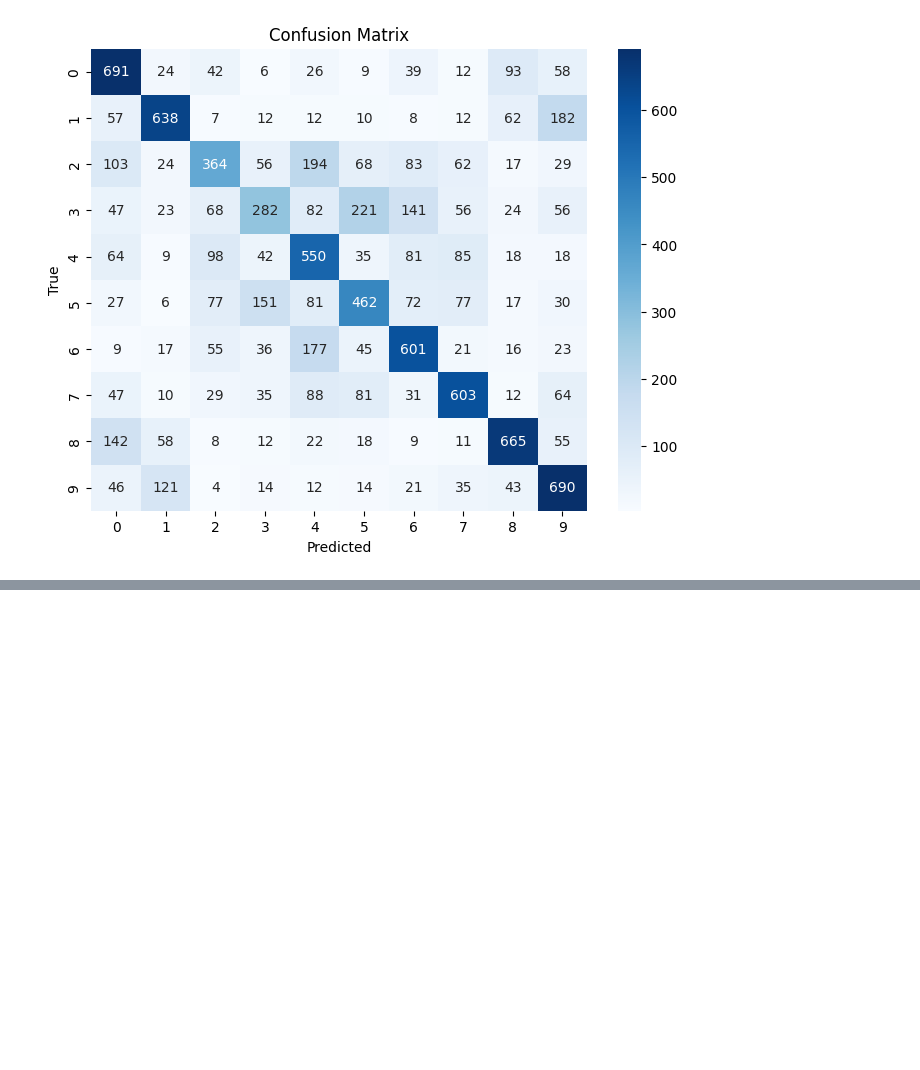
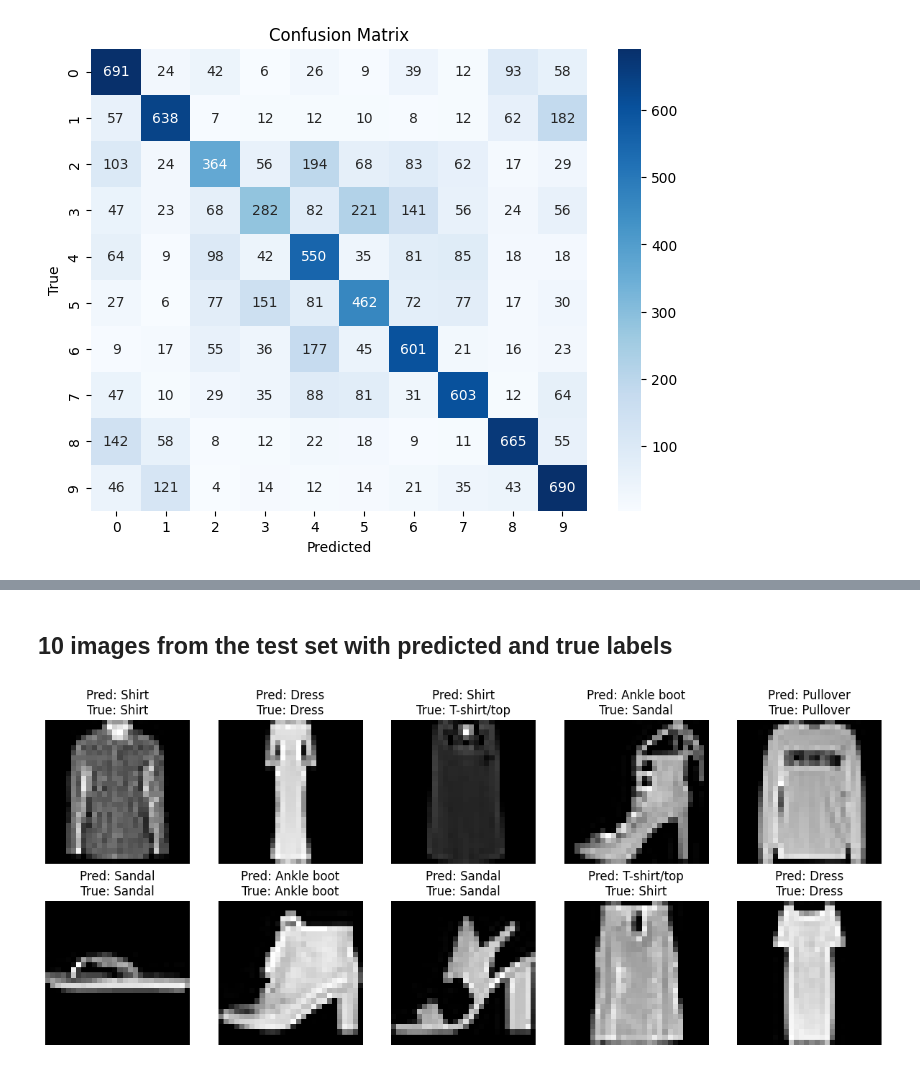
Before and after one commit to wkandersen/02456-deep-learning-group-68, a Jupyter notebook: src/notebook.ipynb, the cells around one changed output, grey strips where cells are left out. Cells and saved outputs as stored; diff of their text form; code cells hidden in the pictures; blank space fills up the shorter version.

```diff
--- a/src/notebook.ipynb
+++ b/src/notebook.ipynb
@@ -143,0 +204,29 @@ Test accuracy: 0.5546
+# %% [markdown]
+## 10 images from the test set with predicted and true labels
+# %%
+# Show predictions on 10 unique test images
+import matplotlib.pyplot as plt
+import numpy as np
+from load_data import DataLoaderFashionMNIST
+np.random.seed(42)
+
+class_labels = DataLoaderFashionMNIST().get_class_names()
+# Get 10 unique test images
+unique_indices = np.random.choice(X_test.shape[0], 10, replace=False)
+unique_images = X_test[unique_indices]
+unique_labels = y_test[unique_indices]
+
+# Make predictions
+predictions = model.predict(unique_images)
+
+# Plot the images and predictions using class labels
+
+plt.figure(figsize=(15, 6))
+for i in range(10):
+    plt.subplot(2, 5, i + 1)
+    plt.imshow(unique_images[i].reshape(28, 28), cmap='gray')
+    plt.title(f"Pred: {class_labels[predictions[i]]}\nTrue: {class_labels[unique_labels[i]]}")
+    plt.axis('off')
+plt.show()
+# %% [output]
+[figure, added]
```
Also changed, not shown: parts of 6 cells of this notebook, 8 other files.
